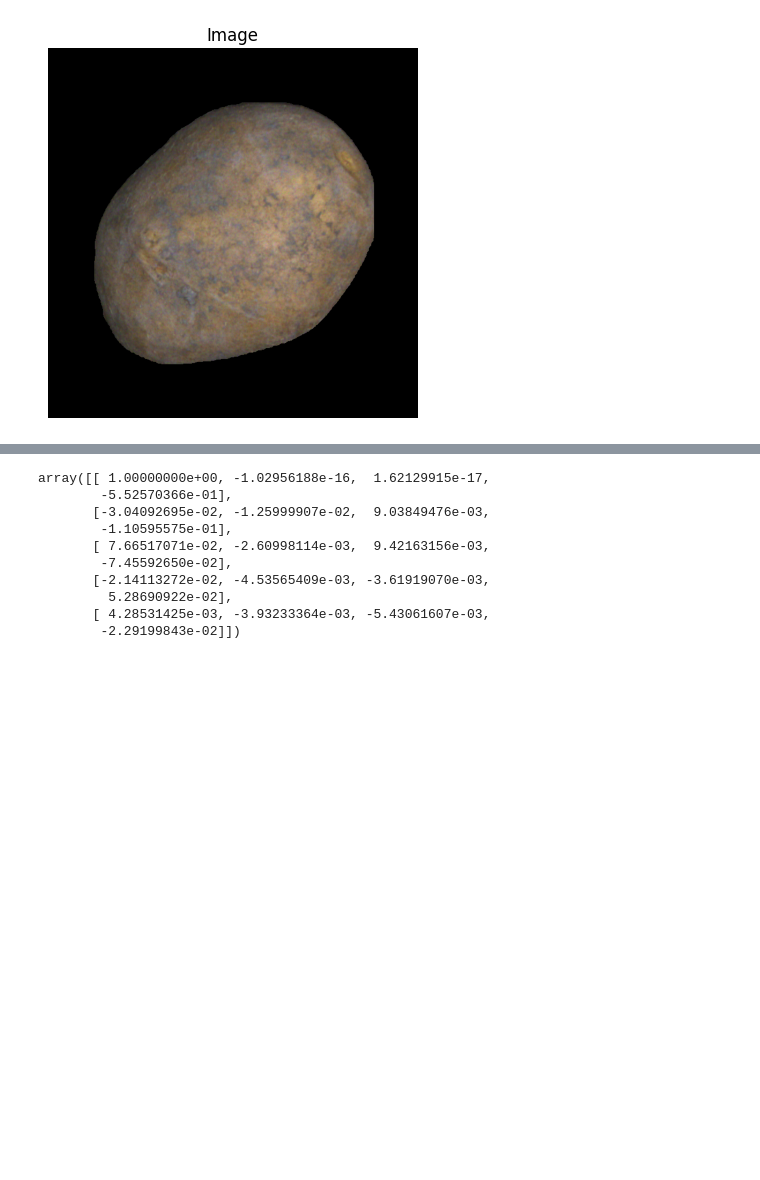
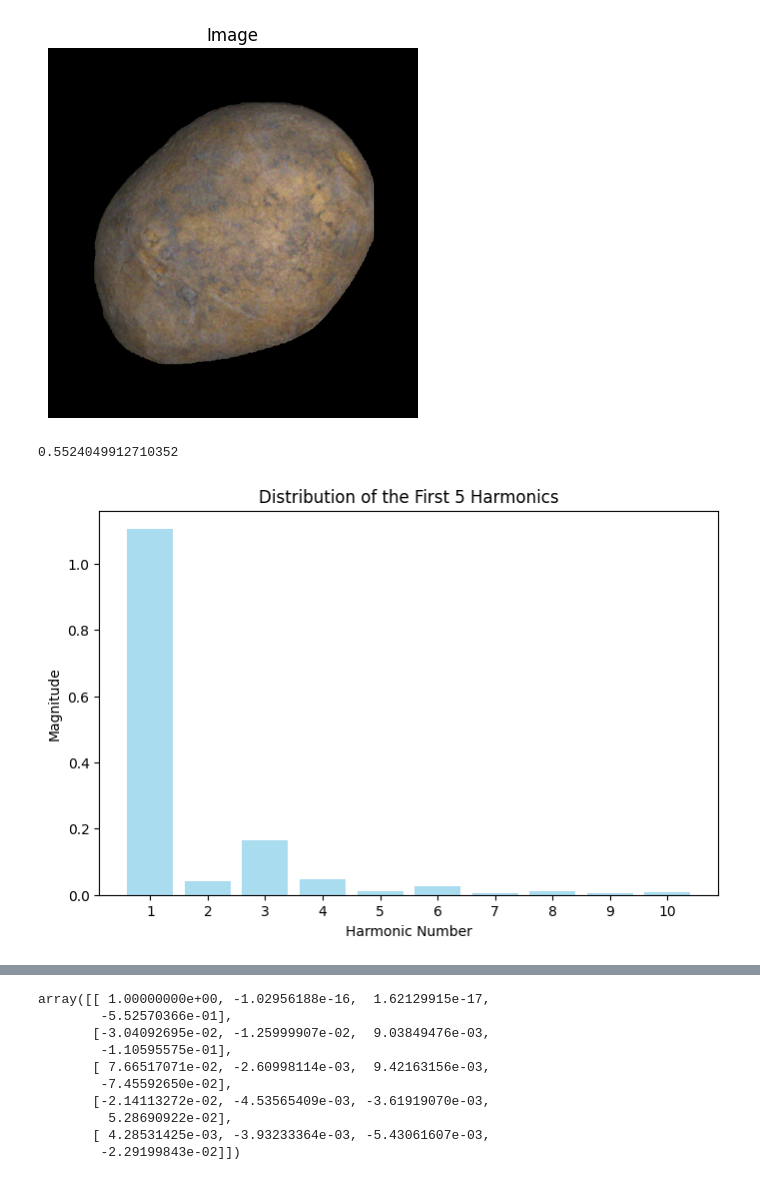
Before and after one commit to code-BSOD/malformed_potato, a Jupyter notebook: Fourier_Related/harmonics_extract.ipynb, the cells around one changed output, grey strips where cells are left out. Saved outputs shown, nothing was run; the diff lists cells and outputs as text; code cells hidden in the pictures; blank space fills up the shorter version.

```diff
--- a/Fourier_Related/harmonics_extract.ipynb
+++ b/Fourier_Related/harmonics_extract.ipynb
@@ -174,0 +197,16 @@ else:
+# %%
+calculate_separator(good_potato_10_harmonics)
+# %% [output]
+0.5524049912710352
+# %%
+# For Bottleneck Potato
+
+image_to_predict_path = '/Users/mishkat/Documents/malformed_potato/potato_good_malformed/malformed_potatoes_fourier_3_class/bottleneck/sd_malformed_12_2_1_100_0.png'
+
+contours = read_images_and_extract_contours_single_image([image_to_predict_path])[0]
+
+good_potato_10_harmonics = compute_first_10_harmonics(contours)
+
+plot_harmonic_distribution(good_potato_10_harmonics)
+# %% [output]
+[figure, added]
```
Also changed, not shown: parts of 11 cells of this notebook, 8 other files.
